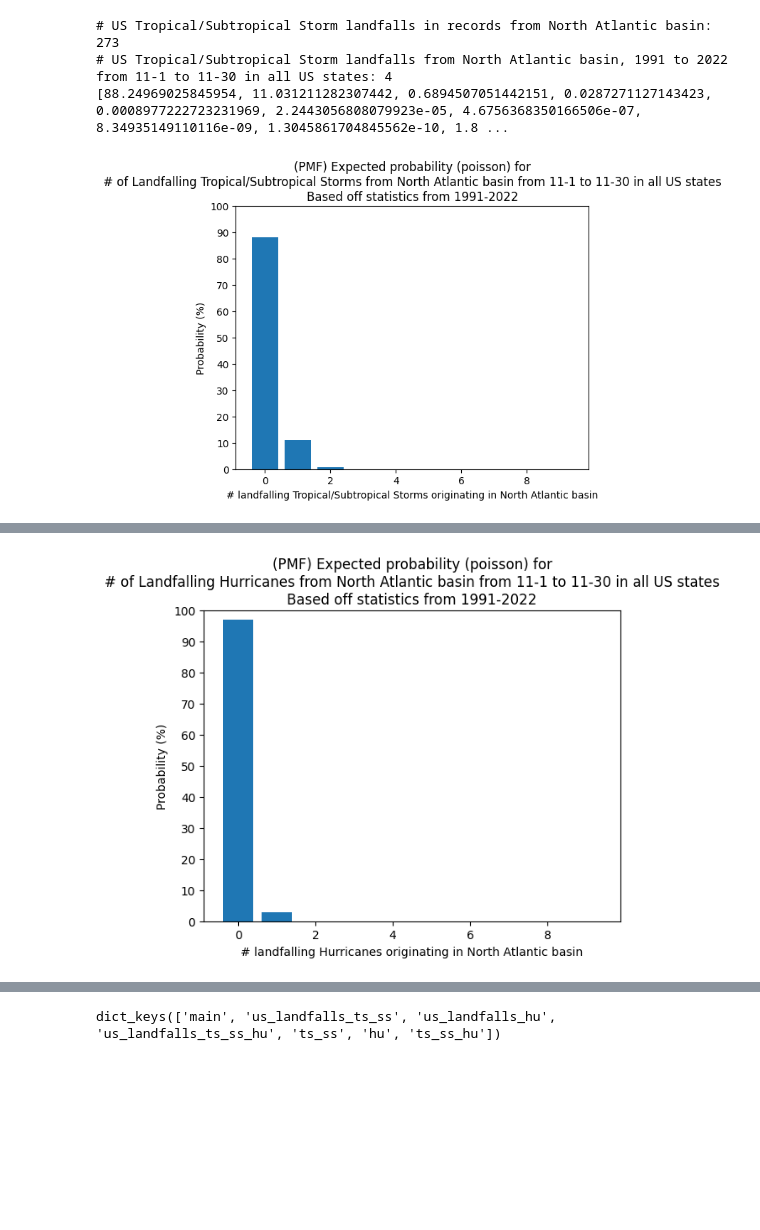
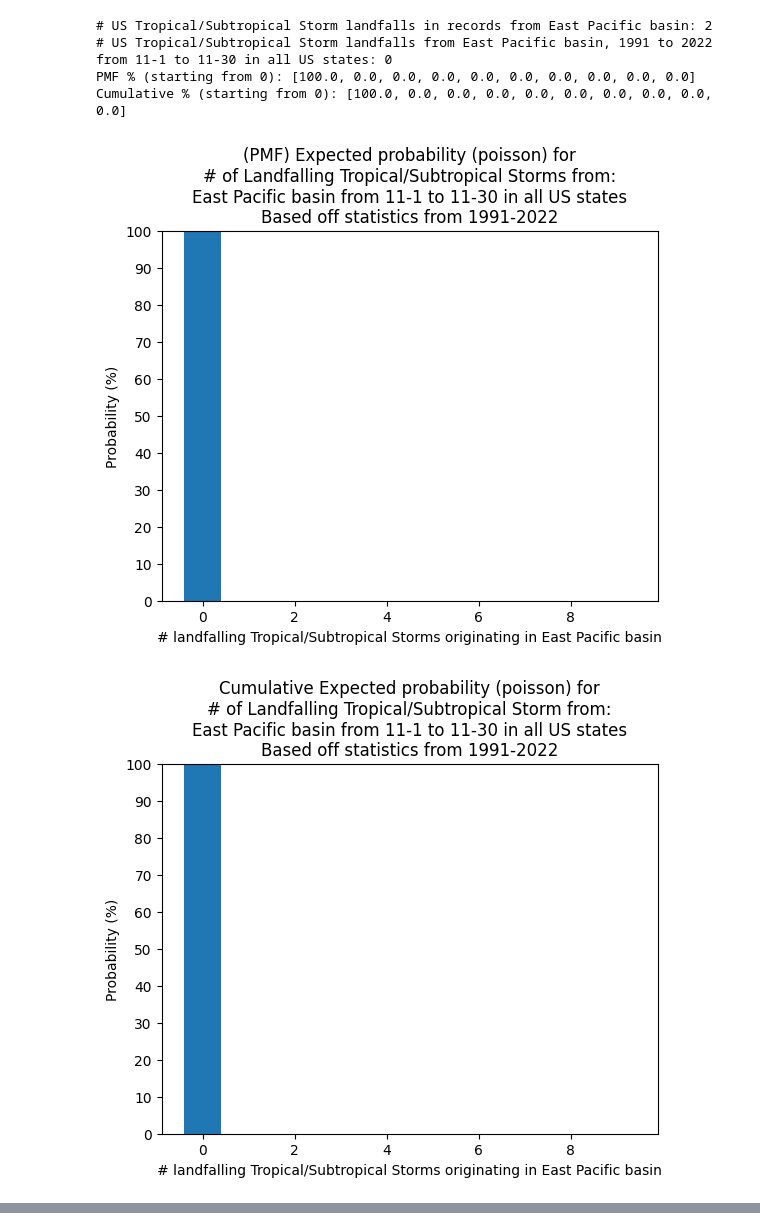
Before and after one commit to JRPdata/cyclone_climatology, a Jupyter notebook: cyclone_climatology.ipynb, the cells around one changed output, grey strips where cells are left out. Cells and saved outputs as stored; diff of their text form; code cells hidden in the pictures; blank space fills up the shorter version.

Commit message:
More refactoring. Added more Cumulative charts

```diff
--- a/cyclone_climatology.ipynb
+++ b/cyclone_climatology.ipynb
@@ -595,39 +608,67 @@ for basin_name, dict_dfs in dfs_by_basin.items():
 
         landfalling_in_period = get_landfalling_conditional(
             df_ref_with_state,
             states=states,
             start_year=start_year, end_year=end_year,
             start_month_num=start_month, start_day_num_of_month=start_day,
             end_month_num=end_month, end_day_num_of_month=end_day
         )
 
         num_years = (end_year - start_year + 1)
         num_in_period = len(landfalling_in_period)
         print(f"# US {storm_type_long} landfalls from {full_basin_name} basin, {start_year} to {end_year} {sub_period_str} {states_str}:", num_in_period)
 
         event_counts = list(range(0,10))
-        ep_pct_per_event_count = []
+        pmf_pct_per_event_count = []
+        cum_pct_per_event_count = []
+        pct_total = 0
         for n in event_counts:
-            ep_pct_per_event_count.append(100 * poisson_pmf(num_years, num_in_period, n))
+            pct = 100 * poisson_pmf(num_years, num_in_period, n)
+            pct_total += pct
+            pmf_pct_per_event_count.append(pct)
 
-        print(ep_pct_per_event_count)
+        remaining_pct = pct_total
+        # get cumulative probability from pmf
+        for pct in pmf_pct_per_event_count:
+            cum_pct_per_event_count.append(remaining_pct)
+            remaining_pct = remaining_pct - pct
+
+        print("PMF % (starting from 0):", pmf_pct_per_event_count)
+        print("Cumulative % (starting from 0):", cum_pct_per_event_count)
         # Create a bar chart
-        plt.bar(event_counts, ep_pct_per_event_count)
+        # PMF
+        plt.bar(event_counts, pmf_pct_per_event_count)
 
         plt.ylim(0, 100)
         plt.yticks(range(0, 101, 10))
 
         # Label the axes and give the chart a title
         plt.xlabel(f'# landfalling {storm_type_long}s originating in {full_basin_name} basin')
         plt.ylabel('Probability (%)')
-        plt.title(f"(PMF) Expected probability (poisson) for\n# of Landfalling {storm_type_long}s from " +
+        plt.title(f"(PMF) Expected probability (poisson) for\n# of Landfalling {storm_type_long}s from:\n" +
                   f"{full_basin_name} basin {sub_period_str} {states_str}\n" +
                   f"Based off statistics from {start_year}-{end_year}")
 
         # Show the chart
         plt.show()
+
+        # Cumulative Probabilities chart
+        plt.bar(event_counts, cum_pct_per_event_count)
+
+        plt.ylim(0, 100)
+        plt.yticks(range(0, 101, 10))
+
+        # Label the axes and give the chart a title
+        plt.xlabel(f'# landfalling {storm_type_long}s originating in {full_basin_name} basin')
+        plt.ylabel('Probability (%)')
+        plt.title(f"Cumulative Expected probability (poisson) for\n# of Landfalling {storm_type_long} from:\n" +
+                  f"{full_basin_name} basin {sub_period_str} {states_str}\n" +
+                  f"Based off statistics from {start_year}-{end_year}")
+        plt.show()
 # %% [output]
-# US Tropical/Subtropical Storm landfalls in records from North Atlantic basin: 273
-# US Tropical/Subtropical Storm landfalls from North Atlantic basin, 1991 to 2022 from 11-1 to 11-30 in all US states: 4
-[88.24969025845954, 11.031211282307442, 0.6894507051442151, 0.0287271127143423, 0.0008977222723231969, 2.2443056808079923e-05, 4.6756368350166506e-07, 8.34935149110116e-09, 1.3045861704845562e-10, 1.8 ...
+# US Tropical/Subtropical Storm landfalls in records from East Pacific basin: 2
+# US Tropical/Subtropical Storm landfalls from East Pacific basin, 1991 to 2022 from 11-1 to 11-30 in all US states: 0
+PMF % (starting from 0): [100.0, 0.0, 0.0, 0.0, 0.0, 0.0, 0.0, 0.0, 0.0, 0.0]
+Cumulative % (starting from 0): [100.0, 0.0, 0.0, 0.0, 0.0, 0.0, 0.0, 0.0, 0.0, 0.0]
-[figure, old version]
+[figure, new version]
+[figure, new version]
@@ -637 +678,0 @@ for basin_name, dict_dfs in dfs_by_basin.items():
-[figure, old version]
@@ -646,7 +693,3 @@ for basin_name, dict_dfs in dfs_by_basin.items():
-# %%
-print(dfs_by_basin['NA'].keys())
-# %% [output]
-dict_keys(['main', 'us_landfalls_ts_ss', 'us_landfalls_hu', 'us_landfalls_ts_ss_hu', 'ts_ss', 'hu', 'ts_ss_hu'])
 # %%
 ##### COMBINED NA AND EP BASIN STATISTICS FOR US LANDFALLS
 # set optionally either to None (default 1991-2022)
```
Also changed, not shown: parts of 7 cells of this notebook.
